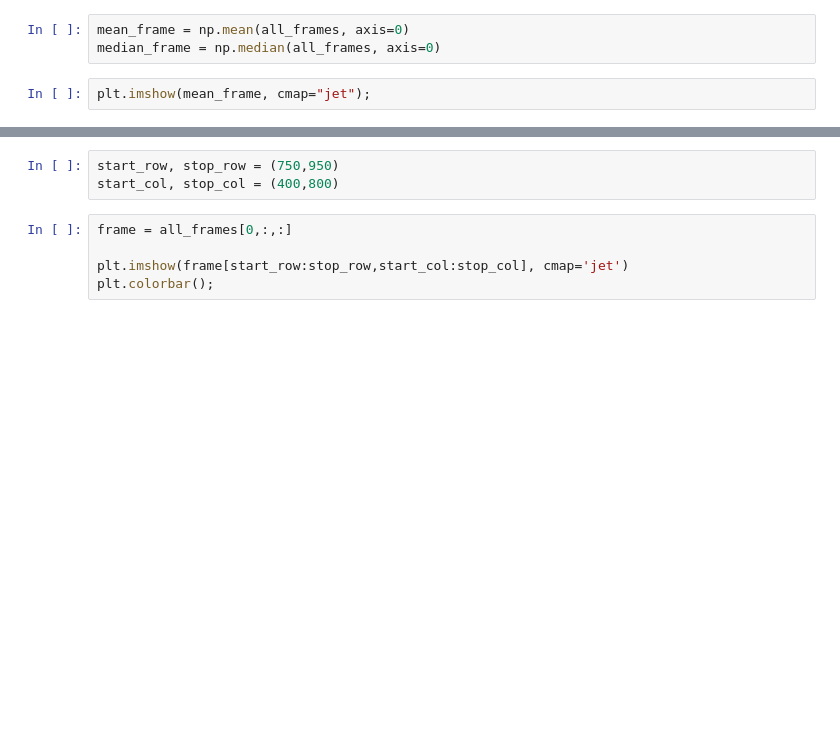
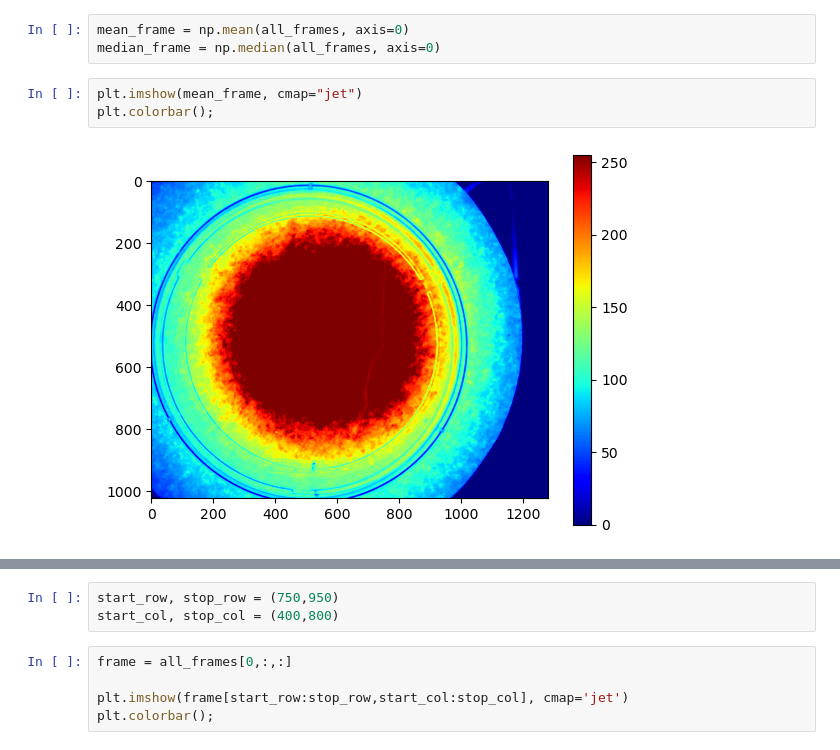
Before and after one commit to strawlab/wm01-dragon, a Jupyter notebook: lectures/lecture-05/3 - erosion and blur.ipynb, the cells around one changed output, grey strips where cells are left out. Saved outputs shown, nothing was run; the diff lists cells and outputs as text; blank space fills up the shorter version.

```diff
--- a/lectures/lecture-05/3 - erosion and blur.ipynb
+++ b/lectures/lecture-05/3 - erosion and blur.ipynb
@@ -83,5 +93,8 @@ n_frames = len(all_frames)
 mean_frame = np.mean(all_frames, axis=0)
 median_frame = np.median(all_frames, axis=0)
 # %%
-plt.imshow(mean_frame, cmap="jet");
+plt.imshow(mean_frame, cmap="jet")
+plt.colorbar();
+# %% [output]
+[figure, added]
 # %%
```
Also changed, not shown: parts of 15 cells of this notebook, 2 other files.
